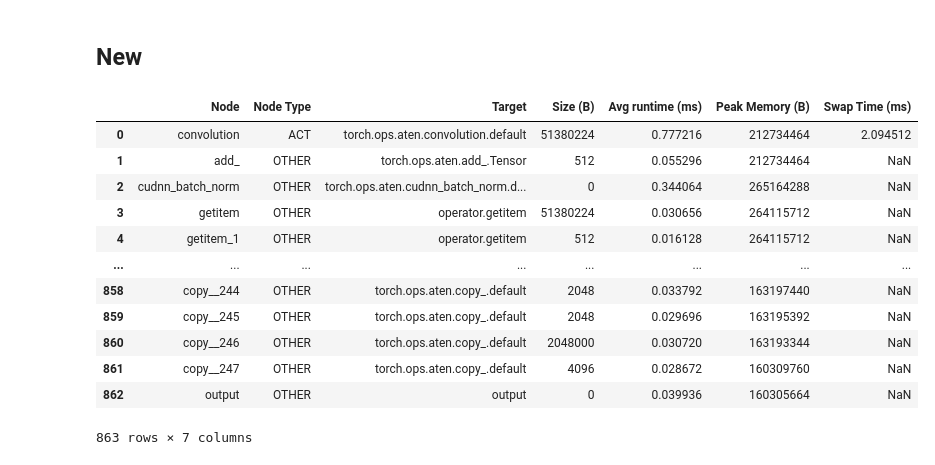
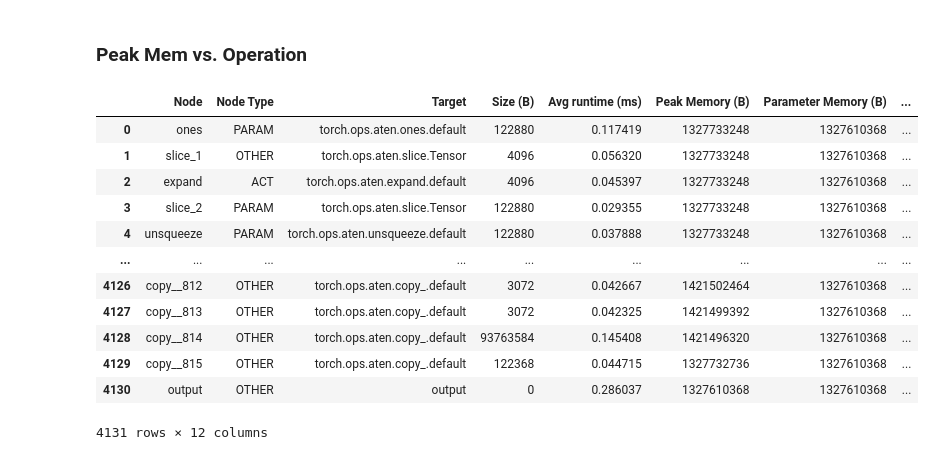
Before and after one commit to sanketkshah/cs265-mlsys-2024, a Jupyter notebook: plot_things.ipynb, the cells around one changed output. Saved outputs shown, nothing was run; the diff lists cells and outputs as text; code cells hidden in the pictures.

```diff
--- a/plot_things.ipynb
+++ b/plot_things.ipynb
@@ -3,15 +0,0 @@
-# %%
-# Read Files
-folder_name = "results"
-#   Find files in folder
-import os
-
-files = os.listdir(folder_name)
-#   Read files
-file_texts = {}
-for file in files:
-    # If file is not a text file, skip it
-    if not file.endswith(".txt"):
-        continue
-    with open(folder_name + "/" + file, "r") as f:
-        file_texts[file] = f.read()
@@ -162,5 +1,5 @@ plt.show()
-# %% [markdown]
-## New
+# %% [markdown]
+### Peak Mem vs. Operation
 # %%
 import pandas as pd
 import matplotlib.pyplot as plt
@@ -171,26 +10,26 @@ model_name = "Resnet50"
 # %%
 # Open graph_prof.txt as a pandas dataframe
 df_before = pd.read_csv(
     f"results/graph_prof_before_checkpoint_{model_name}_{batch_size}.txt"
 )
 df_after = pd.read_csv(
     f"results/graph_prof_after_checkpoint_{model_name}_{batch_size}.txt"
 )
-df
+df_before
 # %% [output]
-|  | Node | Node Type | Target | Size (B) | Avg runtime (ms) | Peak Memory (B) | Swap Time (ms) |
-| 0 | convolution | ACT | torch.ops.aten.convolution.default | 51380224 | 0.777216 | 212734464 | 2.094512 |
-| 1 | add_ | OTHER | torch.ops.aten.add_.Tensor | 512 | 0.055296 | 212734464 | NaN |
-| 2 | cudnn_batch_norm | OTHER | torch.ops.aten.cudnn_batch_norm.d... | 0 | 0.344064 | 265164288 | NaN |
-| 3 | getitem | OTHER | operator.getitem | 51380224 | 0.030656 | 264115712 | NaN |
-| 4 | getitem_1 | OTHER | operator.getitem | 512 | 0.016128 | 264115712 | NaN |
-| ... | ... | ... | ... | ... | ... | ... | ... |
-| 858 | copy__244 | OTHER | torch.ops.aten.copy_.default | 2048 | 0.033792 | 163197440 | NaN |
-| 859 | copy__245 | OTHER | torch.ops.aten.copy_.default | 2048 | 0.029696 | 163195392 | NaN |
-| 860 | copy__246 | OTHER | torch.ops.aten.copy_.default | 2048000 | 0.030720 | 163193344 | NaN |
-| 861 | copy__247 | OTHER | torch.ops.aten.copy_.default | 4096 | 0.028672 | 160309760 | NaN |
-| 862 | output | OTHER | output | 0 | 0.039936 | 160305664 | NaN |
+|  | Node | Node Type | Target | Size (B) | Avg runtime (ms) | Peak Memory (B) | Parameter Memory (B) | ... |
+| 0 | ones | PARAM | torch.ops.aten.ones.default | 122880 | 0.117419 | 1327733248 | 1327610368 | ... |
+| 1 | slice_1 | OTHER | torch.ops.aten.slice.Tensor | 4096 | 0.056320 | 1327733248 | 1327610368 | ... |
+| 2 | expand | ACT | torch.ops.aten.expand.default | 4096 | 0.045397 | 1327733248 | 1327610368 | ... |
+| 3 | slice_2 | PARAM | torch.ops.aten.slice.Tensor | 122880 | 0.029355 | 1327733248 | 1327610368 | ... |
+| 4 | unsqueeze | PARAM | torch.ops.aten.unsqueeze.default | 122880 | 0.037888 | 1327733248 | 1327610368 | ... |
+| ... | ... | ... | ... | ... | ... | ... | ... | ... |
+| 4126 | copy__812 | OTHER | torch.ops.aten.copy_.default | 3072 | 0.042667 | 1421502464 | 1327610368 | ... |
+| 4127 | copy__813 | OTHER | torch.ops.aten.copy_.default | 3072 | 0.042325 | 1421499392 | 1327610368 | ... |
+| 4128 | copy__814 | OTHER | torch.ops.aten.copy_.default | 93763584 | 0.145408 | 1421496320 | 1327610368 | ... |
+| 4129 | copy__815 | OTHER | torch.ops.aten.copy_.default | 122368 | 0.044715 | 1327732736 | 1327610368 | ... |
+| 4130 | output | OTHER | output | 0 | 0.286037 | 1327610368 | 1327610368 | ... |
-863 rows × 7 columns
+4131 rows × 12 columns
 # %%
 # PLOT BOTH DFs ON THE SAME PLOT
 plt.plot(df_before["Peak Memory (B)"], label="Before Checkpointing")
```
Also changed, not shown: parts of 12 cells of this notebook, 6 other files.
